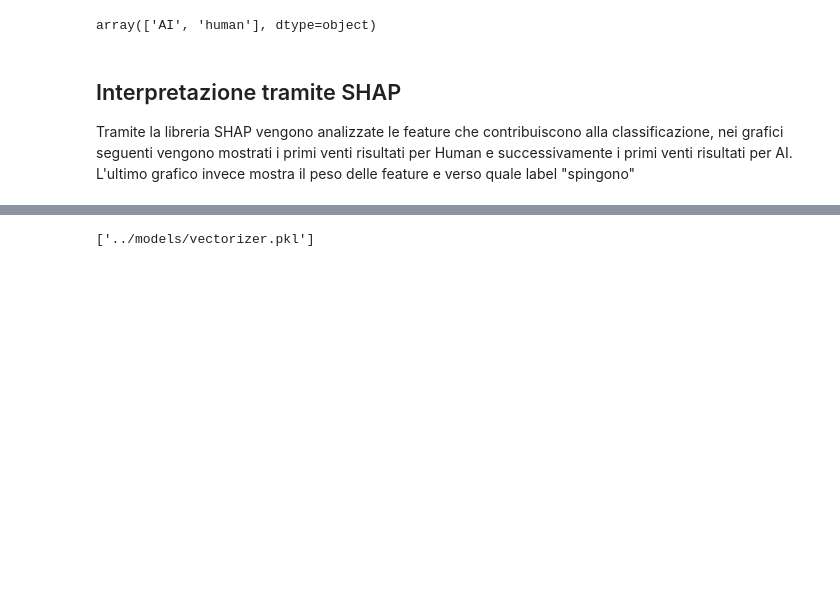
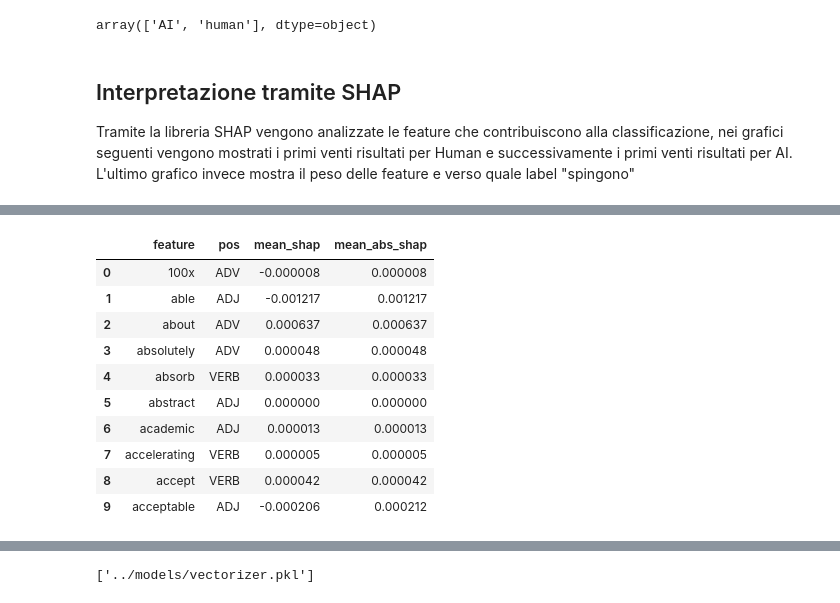
Before and after one commit to in-bloom/progetto_tirocinio, a Jupyter notebook: notebooks/5_logistic_regression.ipynb, the cells around one changed output, grey strips where cells are left out. Drawn from its saved outputs; the diff is of its cells as text; code cells hidden in the pictures; blank space fills up the shorter version.

```diff
--- a/notebooks/5_logistic_regression.ipynb
+++ b/notebooks/5_logistic_regression.ipynb
@@ -125,0 +193,30 @@ shap.plots.beeswarm(shap_values, max_display=50)
+# %%
+mean_shap = np.asarray(shap_values.values).mean(axis=0)
+mean_abs_shap = np.abs(shap_values.values).mean(axis=0)
+
+shap_df = pd.DataFrame({
+    "feature": feature_names_unigrammi,
+    "mean_shap": mean_shap,
+    "mean_abs_shap": mean_abs_shap
+})
+
+shap_pos_df = pos_df.merge(
+    shap_df,
+    on="feature",
+    how="inner",
+    validate="one_to_one"
+)
+
+display(shap_pos_df.head(10))
+# %% [output]
+|  | feature | pos | mean_shap | mean_abs_shap |
+| 0 | 100x | ADV | -0.000008 | 0.000008 |
+| 1 | able | ADJ | -0.001217 | 0.001217 |
+| 2 | about | ADV | 0.000637 | 0.000637 |
+| 3 | absolutely | ADV | 0.000048 | 0.000048 |
+| 4 | absorb | VERB | 0.000033 | 0.000033 |
+| 5 | abstract | ADJ | 0.000000 | 0.000000 |
+| 6 | academic | ADJ | 0.000013 | 0.000013 |
+| 7 | accelerating | VERB | 0.000005 | 0.000005 |
+| 8 | accept | VERB | 0.000042 | 0.000042 |
+| 9 | acceptable | ADJ | -0.000206 | 0.000212 |
```
Also changed, not shown: parts of 14 cells of this notebook, 21 other files.
